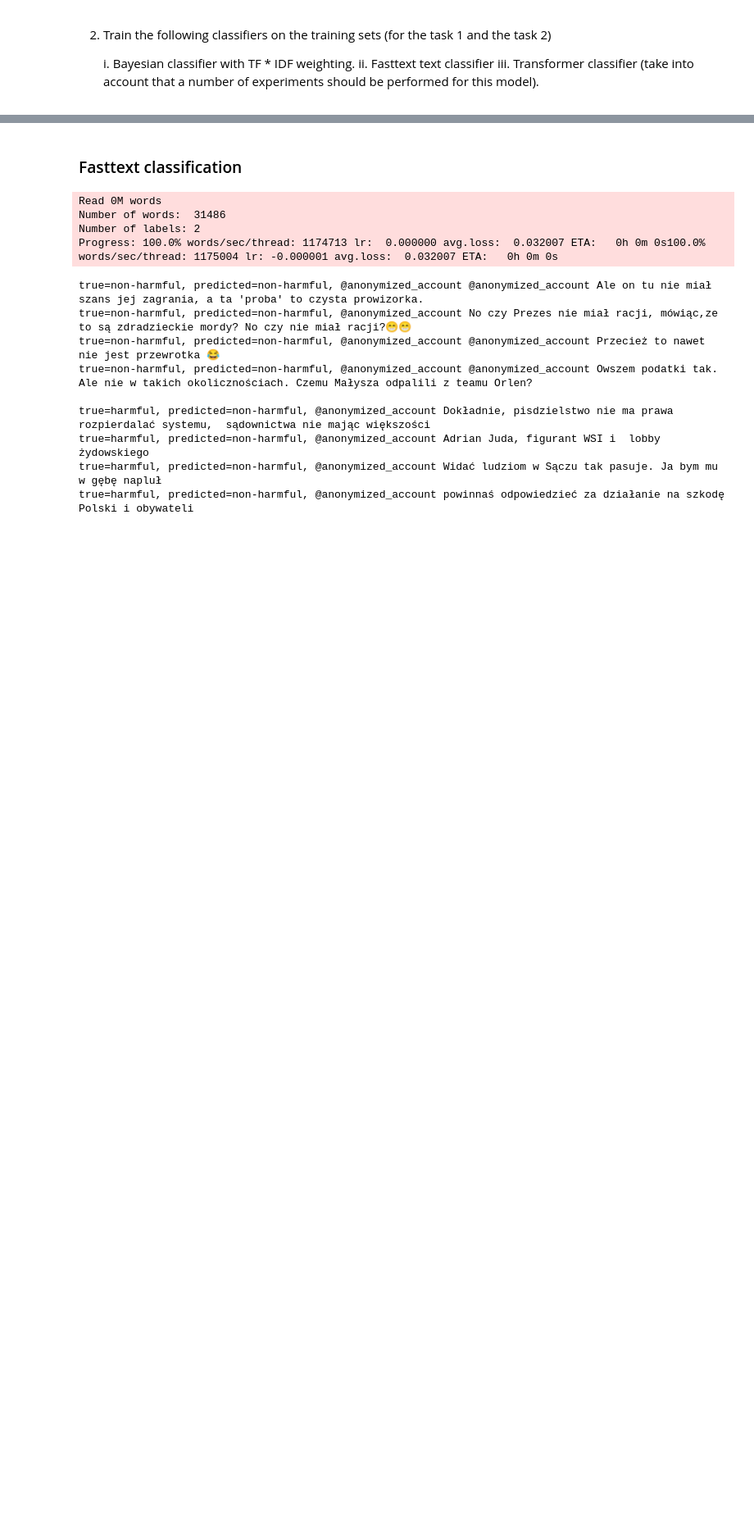
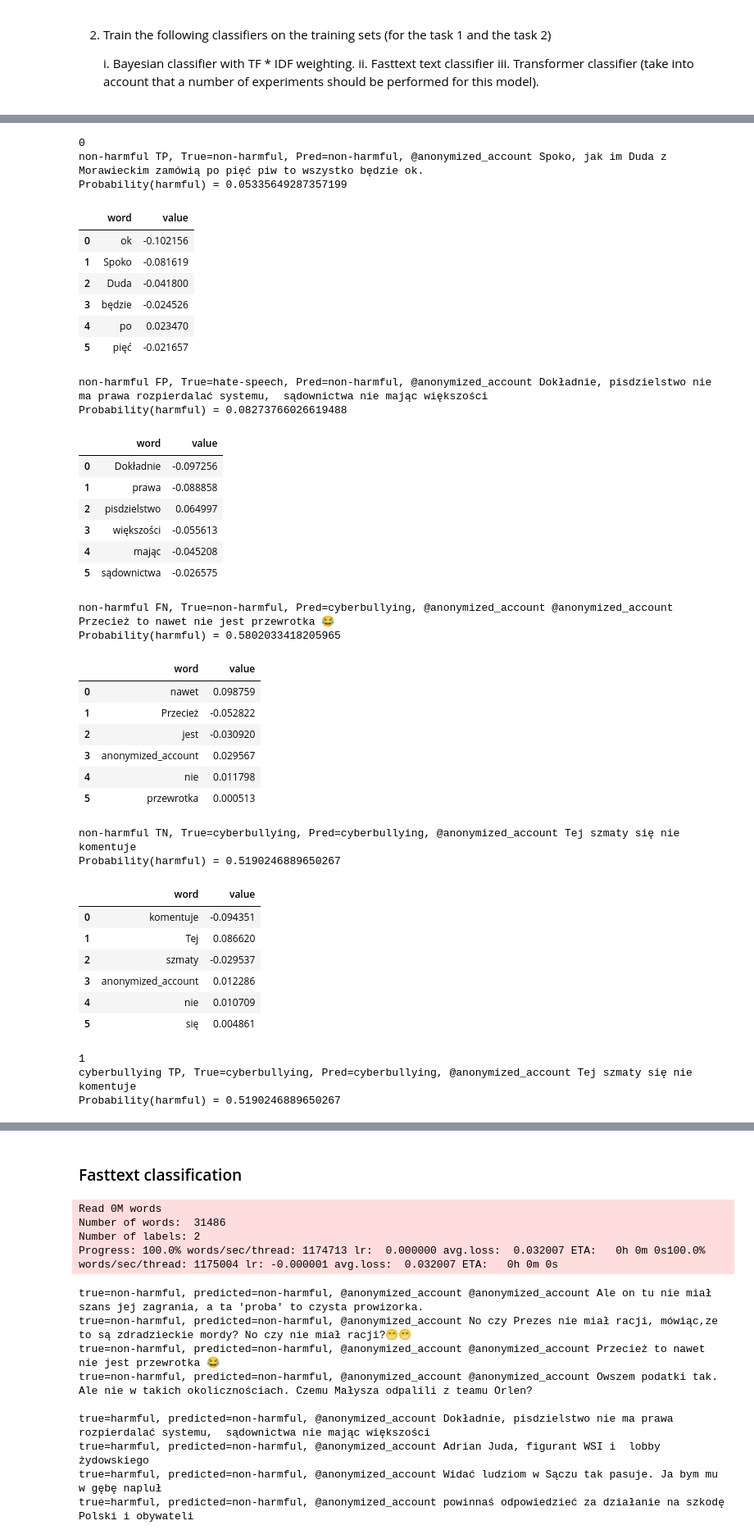
Before and after one commit to sgrzegorz/natural-language-processing, a Jupyter notebook: 07_text_classification_cyberbulling/cyberbulling.ipynb, the cells around one changed output, grey strips where cells are left out. Shown at 82% size. Drawn from its saved outputs; the diff is of its cells as text; code cells hidden in the pictures; blank space fills up the shorter version.

```diff
--- a/07_text_classification_cyberbulling/cyberbulling.ipynb
+++ b/07_text_classification_cyberbulling/cyberbulling.ipynb
@@ -264,0 +319,74 @@ Probability(harmful) = 0.6308802393175929
+# %%
+def lime_explain_3(idx):
+
+
+
+    c = make_pipeline(tf_idf, naive_bayes_classifier)
+
+    explainer = LimeTextExplainer(class_names=class_names)
+
+    exp = explainer.explain_instance(test_X[idx], c.predict_proba, num_features=6)
+    print('Probability(harmful) =', c.predict_proba([test_X[idx]])[0,1])
+#     print(f'True class: {class_names[test_y[idx]]} Predicted class: {class_names[y_pred[idx]]}')
+
+    display(pd.DataFrame(exp.as_list(),columns=['word','value']))
+
+
+def lime_explain_confusion_matrix_3(test_y,y_pred):
+    cm = ConfusionMatrix(actual_vector=test_y, predict_vector=y_pred)
+    conf_indices= cm.position()
+
+    for conf_index in conf_indices:
+        print(conf_index)
+        for state in ['TP','FP','FN','TN']:
+            if len(conf_indices[conf_index][state]) ==0:
+                print(f'{state} no samples')
+                continue
+            index = conf_indices[conf_index][state][0]
+
+            print(f'{class_names[conf_index]} {state}, True={class_names[test_y[index]]}, Pred={class_names[y_pred[index]]}, {test_X[index]}')
+            lime_explain_3(index)
+
+
+lime_explain_confusion_matrix_3(test_y,y_pred)
+# %% [output]
+0
+non-harmful TP, True=non-harmful, Pred=non-harmful, @anonymized_account Spoko, jak im Duda z Morawieckim zamówią po pięć piw to wszystko będzie ok.
+Probability(harmful) = 0.05335649287357199
+|  | word | value |
+| 0 | ok | -0.102156 |
+| 1 | Spoko | -0.081619 |
+| 2 | Duda | -0.041800 |
+| 3 | będzie | -0.024526 |
+| 4 | po | 0.023470 |
+| 5 | pięć | -0.021657 |
+non-harmful FP, True=hate-speech, Pred=non-harmful, @anonymized_account Dokładnie, pisdzielstwo nie ma prawa rozpierdalać systemu,  sądownictwa nie mając większości
+Probability(harmful) = 0.08273766026619488
+|  | word | value |
+| 0 | Dokładnie | -0.097256 |
+| 1 | prawa | -0.088858 |
+| 2 | pisdzielstwo | 0.064997 |
+| 3 | większości | -0.055613 |
+| 4 | mając | -0.045208 |
+| 5 | sądownictwa | -0.026575 |
+non-harmful FN, True=non-harmful, Pred=cyberbullying, @anonymized_account @anonymized_account Przecież to nawet nie jest przewrotka 😂
+Probability(harmful) = 0.5802033418205965
+|  | word | value |
+| 0 | nawet | 0.098759 |
+| 1 | Przecież | -0.052822 |
+| 2 | jest | -0.030920 |
+| 3 | anonymized_account | 0.029567 |
+| 4 | nie | 0.011798 |
+| 5 | przewrotka | 0.000513 |
+non-harmful TN, True=cyberbullying, Pred=cyberbullying, @anonymized_account Tej szmaty się nie komentuje
+Probability(harmful) = 0.5190246889650267
+|  | word | value |
+| 0 | komentuje | -0.094351 |
+| 1 | Tej | 0.086620 |
+| 2 | szmaty | -0.029537 |
+| 3 | anonymized_account | 0.012286 |
+| 4 | nie | 0.010709 |
+| 5 | się | 0.004861 |
+1
+cyberbullying TP, True=cyberbullying, Pred=cyberbullying, @anonymized_account Tej szmaty się nie komentuje
+Probability(harmful) = 0.5190246889650267
```
Also changed, not shown: parts of 33 cells of this notebook.
